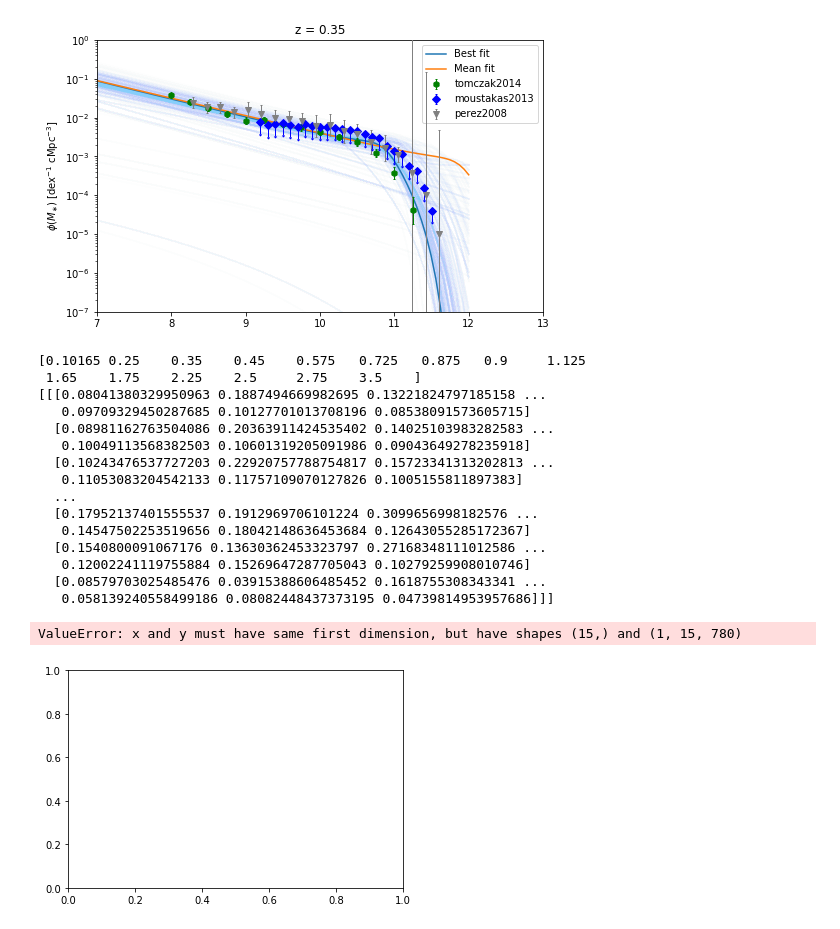
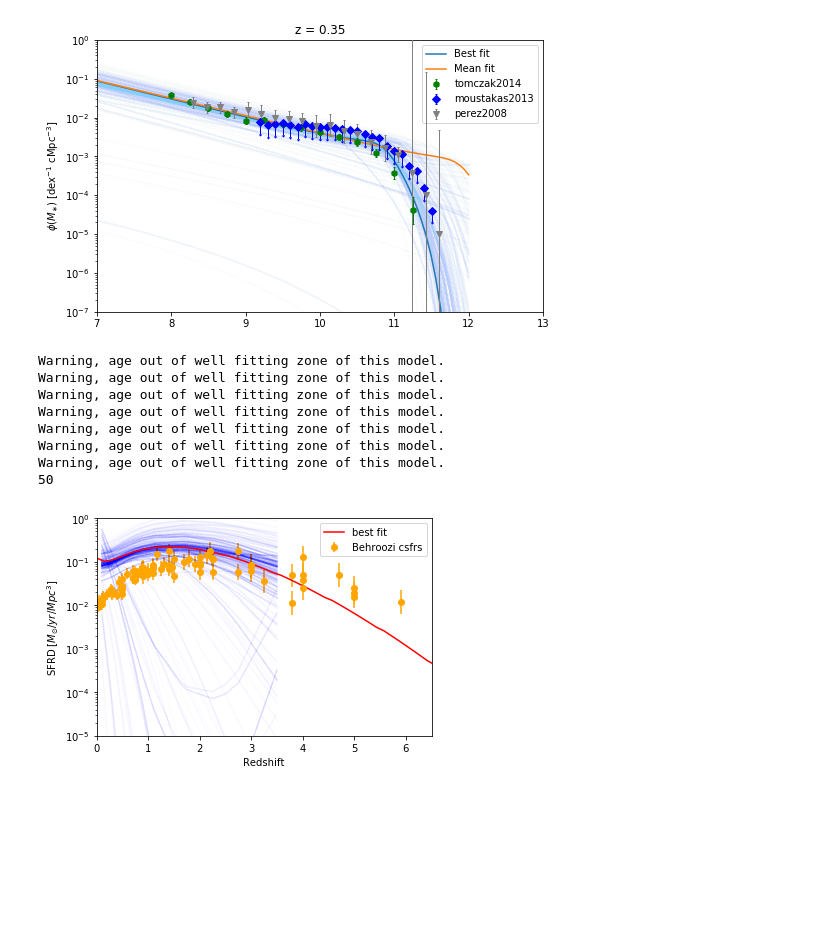
Before and after one commit to eklem1/GalaxySim, a Jupyter notebook: AnotherBlob.ipynb, the cells around one changed output. Cells and saved outputs as stored; diff of their text form; code cells hidden in the pictures; blank space fills up the shorter version.

Commit message:
Got second blob working, made function to get lit values of SFRD

```diff
--- a/AnotherBlob.ipynb
+++ b/AnotherBlob.ipynb
@@ -414,40 +414,33 @@ pl.show()
 # %%
 Zs = np.linspace(0, 7, 50)
 
-# print(Ms)
+import UsefulHODFunctions as UHF
+csfrs, err = UHF.getCsfrsData()
 
 ax = anl.ReconstructedFunction('galaxy_sfrd', ivar=None, samples='all', color='b', alpha=0.01)
 
 SFRD_mod = pop_best.SFRD(Zs)
 # print(SFRD_mod)
 
-# pl.semilogy(Zs, SFRD[0], label="model")
-# pl.fill_between(Zs, SFRD[0]-SFRD[1], SFRD[0]+SFRD[1], alpha=0.25) #do these do the logy axis properly?
+ax.semilogy(Zs, SFRD_mod, label="best fit", color='r')
 
-pl.semilogy(Zs, SFRD_mod, label="best fit")
-
-# pl.errorbar(csfrs[0], 10**csfrs[1], yerr=[err1, err2], ls="", marker="o", label="Behroozi csfrs" )
+ax.errorbar(csfrs[0], 10**csfrs[1], yerr=[err[0], err[1]], ls="", marker="o", color="orange", label="Behroozi csfrs" )
 
 pl.ylabel('SFRD $[M_{\odot}/yr/Mpc^3]$')
 pl.xlabel('Redshift')
 pl.legend()
 
+pl.ylim(1e-5, 1e0)
+pl.xlim(0, 6.5)
+
 pl.show()
 # %% [output]
-[0.10165 0.25    0.35    0.45    0.575   0.725   0.875   0.9     1.125
- 1.65    1.75    2.25    2.5     2.75    3.5    ]
-[[[0.08041380329950963 0.1887494669982695 0.13221824797185158 ...
-   0.09709329450287685 0.10127701013708196 0.08538091573605715]
-  [0.08981162763504086 0.20363911424535402 0.14025103983282583 ...
-   0.10049113568382503 0.10601319205091986 0.09043649278235918]
-  [0.10243476537727203 0.22920757788754817 0.15723341313202813 ...
-   0.11053083204542133 0.11757109070127826 0.1005155811897383]
-  ...
-  [0.17952137401555537 0.1912969706101224 0.3099656998182576 ...
-   0.14547502253519656 0.18042148636453684 0.12643055285172367]
-  [0.1540800091067176 0.13630362453323797 0.27168348111012586 ...
-   0.12002241119755884 0.15269647287705043 0.10279259908010746]
-  [0.08579703025485476 0.03915388606485452 0.1618755308343341 ...
-   0.058139240558499186 0.08082448437373195 0.04739814953957686]]]
+Warning, age out of well fitting zone of this model.
+Warning, age out of well fitting zone of this model.
+Warning, age out of well fitting zone of this model.
+Warning, age out of well fitting zone of this model.
+Warning, age out of well fitting zone of this model.
+Warning, age out of well fitting zone of this model.
+Warning, age out of well fitting zone of this model.
+50
-ValueError: x and y must have same first dimension, but have shapes (15,) and (1, 15, 780)
-[figure, old version]
+[figure, new version]
```
Also changed, not shown: parts of 3 cells of this notebook, 3 other files.
